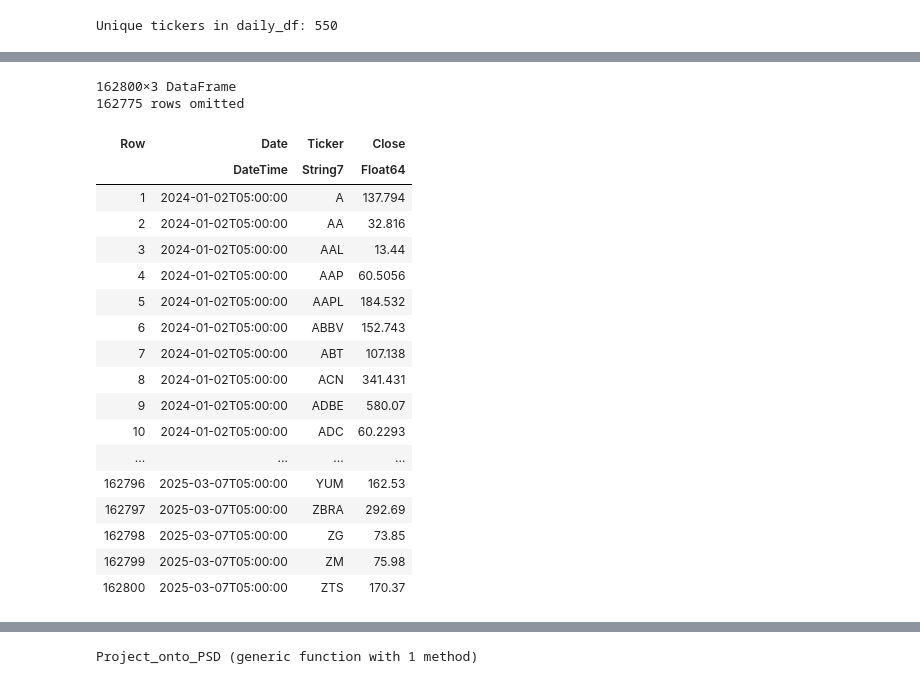
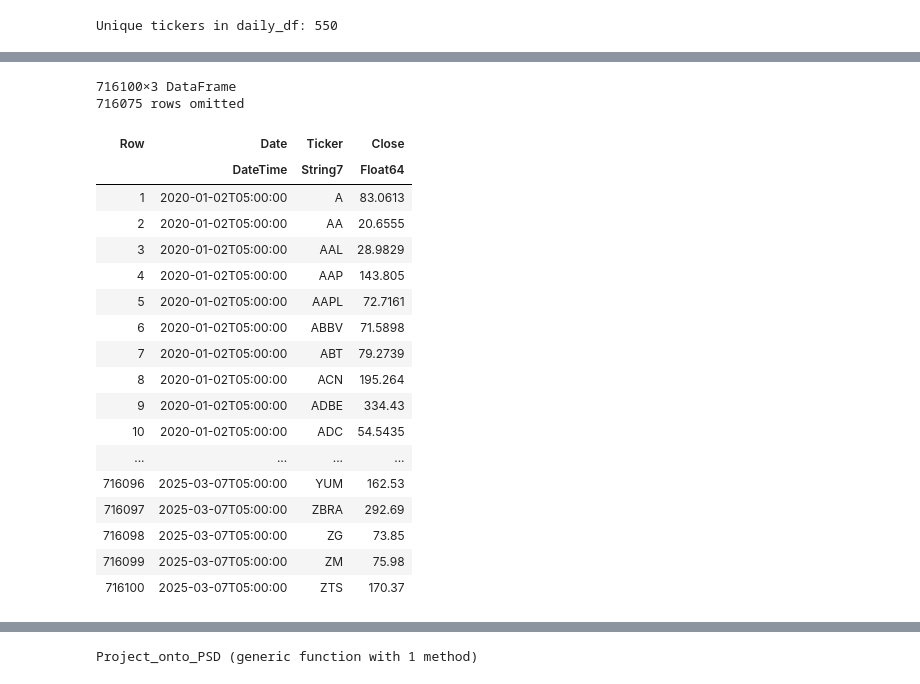
Before and after one commit to Realosunboy6/THESIS, a Jupyter notebook: THESIS.ipynb, the cells around one changed output, grey strips where cells are left out. Cells and saved outputs as stored; diff of their text form; code cells hidden in the pictures.

```diff
--- a/THESIS.ipynb
+++ b/THESIS.ipynb
@@ -157,47 +157,47 @@ Total number of unique stocks: 550
 # %%
 # Extract unique tickers from the combined DataFrame
 tickers = unique(combined_df.Ticker)
 
 # Filter the combined DataFrame by the extracted tickers
 filtered_df = filter(:Ticker => t -> t in tickers, combined_df)
 
 # Select only the required columns
 filtered_df = filtered_df[:, ["Date", "Ticker", "Close"]]
 
 # Correctly parse the DateTime with the specified format
 filtered_df[!, "Date"] = DateTime.(filtered_df.Date, "yyyy-mm-dd HH:MM:SS-HH:MM")
 
 # Define the date range for filtering
-start_date = DateTime("2024-01-02")
+start_date = DateTime("2020-01-02")
 end_date = DateTime("2025-03-08")
 
 
 # Filter the DataFrame for the specified date range
 daily_df = filter(row -> start_date <= row.Date <= end_date, filtered_df)
 
 # Sort the DataFrame by Date and Ticker
 sort!(daily_df, [:Date, :Ticker])
 # %% [output]
-162800×3 DataFrame
-162775 rows omitted
+716100×3 DataFrame
+716075 rows omitted
 | Row | Date | Ticker | Close |
 |  | DateTime | String7 | Float64 |
-| 1 | 2024-01-02T05:00:00 | A | 137.794 |
-| 2 | 2024-01-02T05:00:00 | AA | 32.816 |
-| 3 | 2024-01-02T05:00:00 | AAL | 13.44 |
-| 4 | 2024-01-02T05:00:00 | AAP | 60.5056 |
-| 5 | 2024-01-02T05:00:00 | AAPL | 184.532 |
-| 6 | 2024-01-02T05:00:00 | ABBV | 152.743 |
-| 7 | 2024-01-02T05:00:00 | ABT | 107.138 |
-| 8 | 2024-01-02T05:00:00 | ACN | 341.431 |
-| 9 | 2024-01-02T05:00:00 | ADBE | 580.07 |
-| 10 | 2024-01-02T05:00:00 | ADC | 60.2293 |
+| 1 | 2020-01-02T05:00:00 | A | 83.0613 |
+| 2 | 2020-01-02T05:00:00 | AA | 20.6555 |
+| 3 | 2020-01-02T05:00:00 | AAL | 28.9829 |
+| 4 | 2020-01-02T05:00:00 | AAP | 143.805 |
+| 5 | 2020-01-02T05:00:00 | AAPL | 72.7161 |
+| 6 | 2020-01-02T05:00:00 | ABBV | 71.5898 |
+| 7 | 2020-01-02T05:00:00 | ABT | 79.2739 |
+| 8 | 2020-01-02T05:00:00 | ACN | 195.264 |
+| 9 | 2020-01-02T05:00:00 | ADBE | 334.43 |
+| 10 | 2020-01-02T05:00:00 | ADC | 54.5435 |
 | ... | ... | ... | ... |
-| 162796 | 2025-03-07T05:00:00 | YUM | 162.53 |
-| 162797 | 2025-03-07T05:00:00 | ZBRA | 292.69 |
-| 162798 | 2025-03-07T05:00:00 | ZG | 73.85 |
-| 162799 | 2025-03-07T05:00:00 | ZM | 75.98 |
-| 162800 | 2025-03-07T05:00:00 | ZTS | 170.37 |
+| 716096 | 2025-03-07T05:00:00 | YUM | 162.53 |
+| 716097 | 2025-03-07T05:00:00 | ZBRA | 292.69 |
+| 716098 | 2025-03-07T05:00:00 | ZG | 73.85 |
+| 716099 | 2025-03-07T05:00:00 | ZM | 75.98 |
+| 716100 | 2025-03-07T05:00:00 | ZTS | 170.37 |
 # %%
 # Pivot the DataFrame to get the desired format, handling duplicates by taking the mean
 pivoted_df = unstack(daily_df, :Date, :Ticker, :Close, combine = mean)
```
Also changed, not shown: parts of 38 cells of this notebook.
